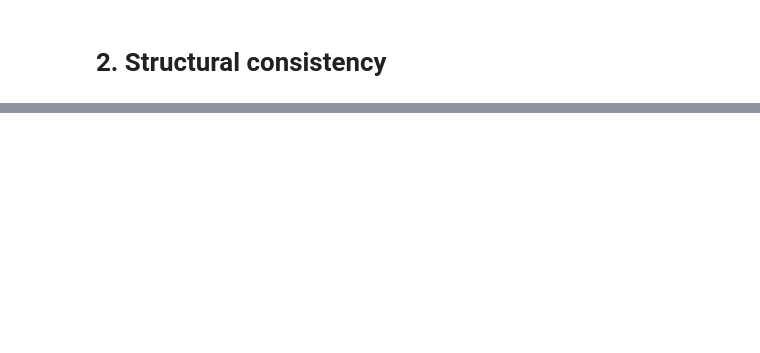
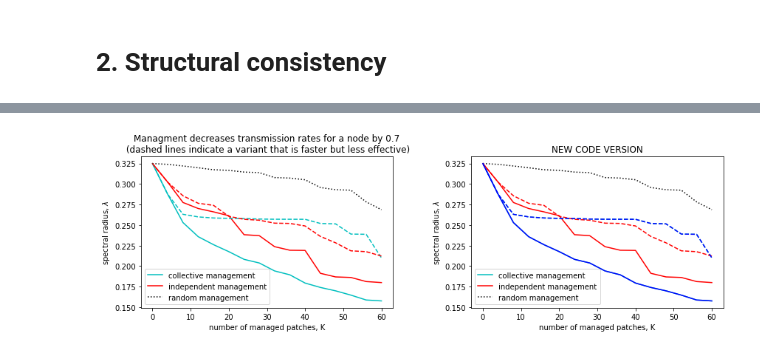
Before and after one commit to ashander/sesync, a Jupyter notebook: test2.ipynb, the cells around one changed output, grey strips where cells are left out. Saved outputs shown, nothing was run; the diff lists cells and outputs as text; code cells hidden in the pictures; blank space fills up the shorter version.

```diff
--- a/test2.ipynb
+++ b/test2.ipynb
@@ -317,3 +317,38 @@ AA6t,lams6t, Kst6 = m.manage_nodes(A,rank_optst,manage_optst)
 #tmp = list(tmp)
 #tmp2 = [t[np.isin(t, i)] for t, i in zip(list(tmp), rank_optst['info_id_sets']) ]
 #[t-t2 for t, t2 in zip(tmp, tmp2)]
+# %%
+f1,ax = plt.subplots(1,2,figsize=(12,4));
+
+ax[0].plot(Ks,lams,'c')
+ax[0].plot(Ks,lams3,'r')
+ax[0].plot(Ks,lams_random,'k:');
+ax[0].legend(['collective management','independent management','random management'])
+
+ax[0].plot(Ks,lams2,'c--')
+ax[0].plot(Ks,lams4,'r--');
+
+ax[0].set_xlabel('number of managed patches, K')
+ax[0].set_ylabel('spectral radius, $\lambda$')
+
+ax[0].set_title('Managment decreases transmission rates for a node by '+ str(manage_opts['p']) +'\n (dashed lines indicate a variant that is faster but less effective)');
+
+ax[1].plot(Ks,lams,'c')
+ax[1].plot(Ks,lams3t,'r')
+ax[1].plot(Ks,lams_random,'k:');
+ax[1].legend(['collective management','independent management','random management'])
+
+ax[1].plot(Ks,lams2,'c--')
+ax[1].plot(Ks,lams4t,'r--');
+
+ax[1].plot(Kst5,lams5t,'b')
+ax[1].plot(Kst6,lams6t,'b--');
+
+ax[1].set_xlabel('number of managed patches, K')
+ax[1].set_ylabel('spectral radius, $\lambda$')
+
+ax[1].set_title('NEW CODE VERSION')
+
+plt.tight_layout();
+# %% [output]
+[figure, added]
```
Also changed, not shown: parts of 7 cells of this notebook, 8 other files.
